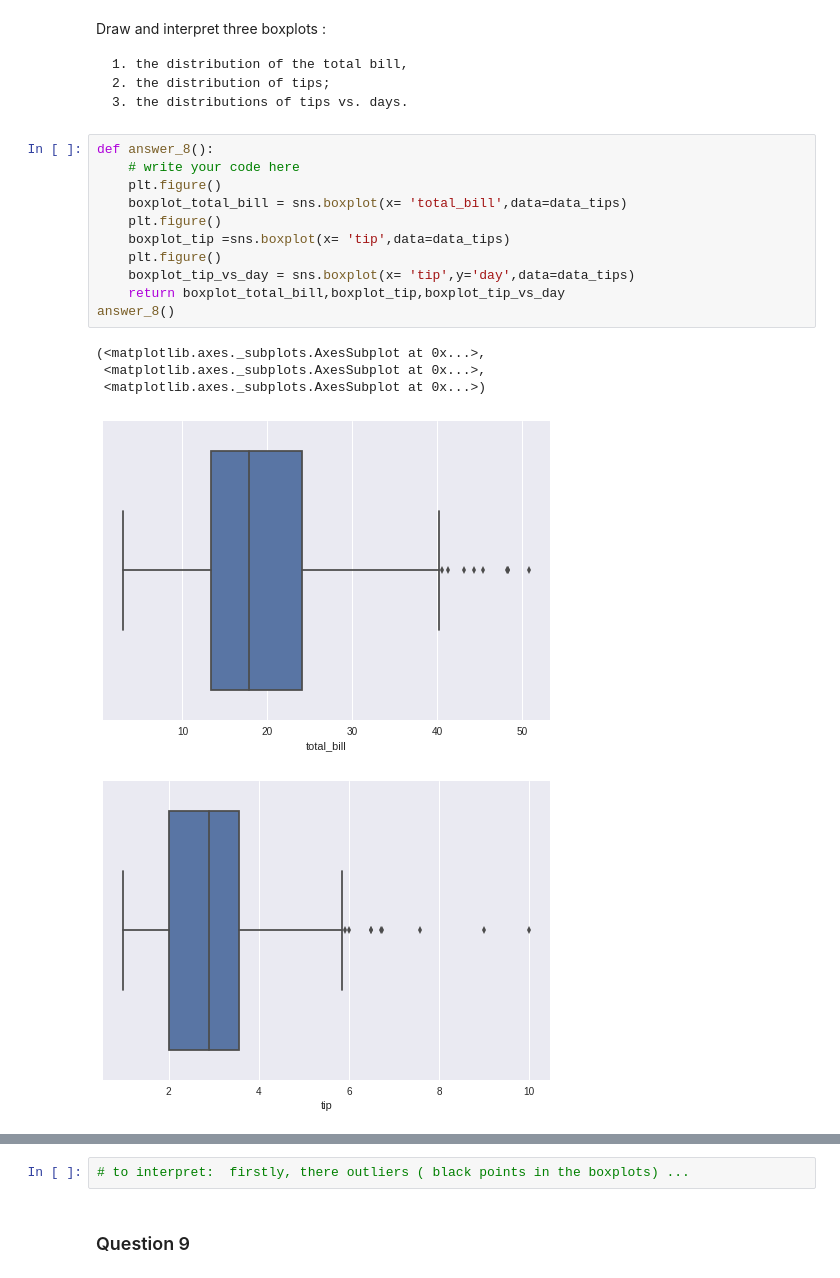
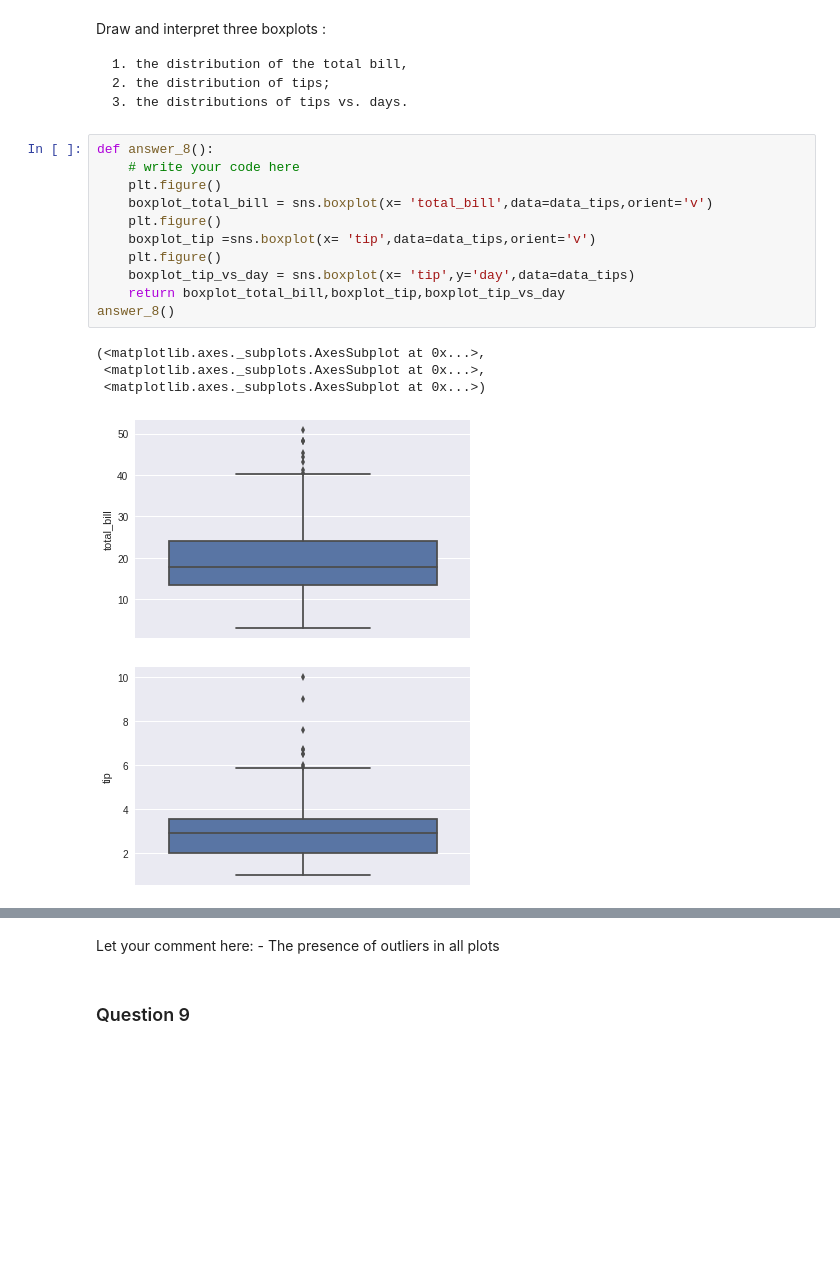
Before and after one commit to Louriz/Data-Mining, a Jupyter notebook: 1.Intr/TP1F3B.ipynb, the cells around one changed output, grey strips where cells are left out. Saved outputs shown, nothing was run; the diff lists cells and outputs as text; blank space fills up the shorter version.

Commit message:
some modfications and comments, useful links

```diff
--- a/1.Intr/TP1F3B.ipynb
+++ b/1.Intr/TP1F3B.ipynb
@@ -201,17 +221,17 @@ Draw and interpret three boxplots :
 # %%
 def answer_8():
     # write your code here
     plt.figure()
-    boxplot_total_bill = sns.boxplot(x= 'total_bill',data=data_tips)
+    boxplot_total_bill = sns.boxplot(x= 'total_bill',data=data_tips,orient='v')
     plt.figure()
-    boxplot_tip =sns.boxplot(x= 'tip',data=data_tips)
+    boxplot_tip =sns.boxplot(x= 'tip',data=data_tips,orient='v')
     plt.figure()
     boxplot_tip_vs_day = sns.boxplot(x= 'tip',y='day',data=data_tips)
     return boxplot_total_bill,boxplot_tip,boxplot_tip_vs_day
 answer_8()
 # %% [output]
 (<matplotlib.axes._subplots.AxesSubplot at 0x...>,
  <matplotlib.axes._subplots.AxesSubplot at 0x...>,
  <matplotlib.axes._subplots.AxesSubplot at 0x...>)
-[figure, old version]
+[figure, new version]
-[figure, old version]
+[figure, new version]
@@ -219,5 +239,6 @@ answer_8()
-# %%
-# to interpret:  firstly, there outliers ( black points in the boxplots) ...
+# %% [markdown]
+Let your comment here:
+    - The presence of outliers in all plots
 # %% [markdown]
 ### Question 9
 # %% [markdown]
```
Also changed, not shown: parts of 32 cells of this notebook.
